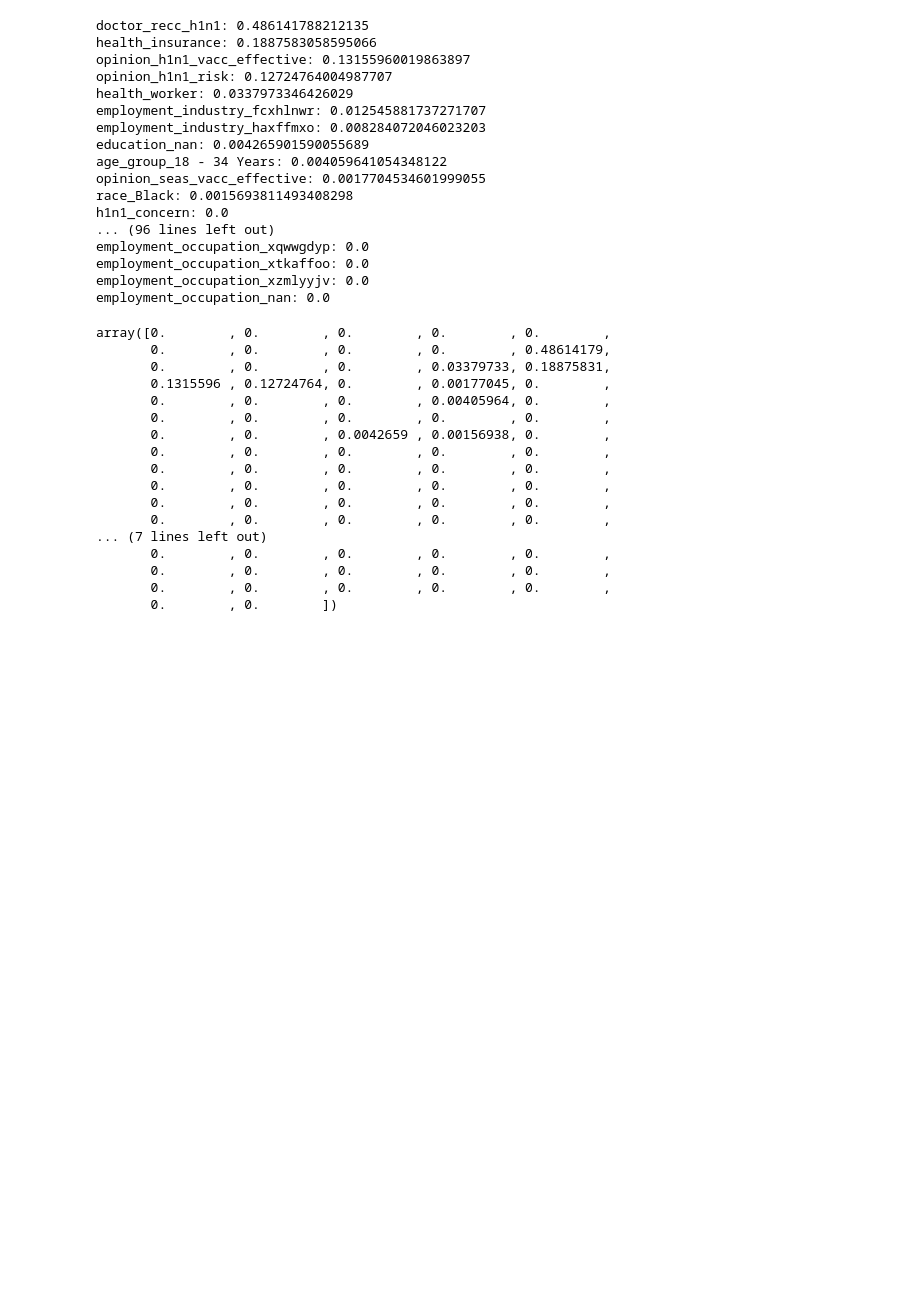
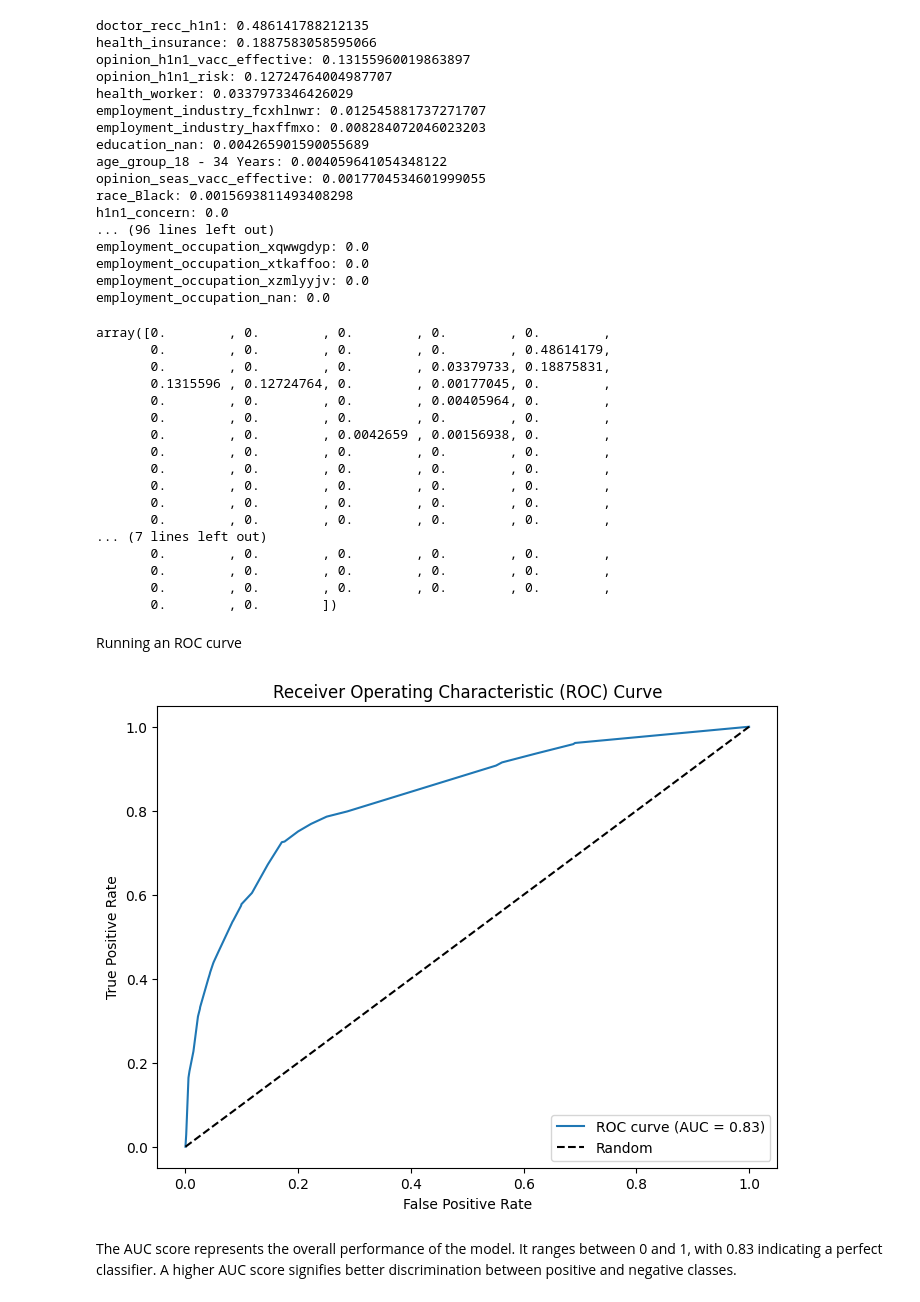
Before and after one commit to paulmachau/Phase3-project.May, a Jupyter notebook: H1N1_&_Seasonal_Flu.ipynb, the cells around one changed output. Saved outputs shown, nothing was run; the diff lists cells and outputs as text; code cells hidden in the pictures; blank space fills up the shorter version.

```diff
--- a/H1N1_&_Seasonal_Flu.ipynb
+++ b/H1N1_&_Seasonal_Flu.ipynb
@@ -1380,3 +1380,44 @@ array([0.        , 0.        , 0.        , 0.        , 0.        ,
        0.        , 0.        , 0.        , 0.        , 0.        ,
        0.        , 0.        , 0.        , 0.        , 0.        ,
        0.        , 0.        ])
+# %% [markdown]
+Running an ROC curve
+# %%
+from sklearn.impute import SimpleImputer
+from sklearn.tree import DecisionTreeClassifier
+from sklearn.metrics import roc_curve, roc_auc_score
+import matplotlib.pyplot as plt
+
+# Create the imputer with a strategy (e.g., mean, median, mode)
+imputer = SimpleImputer(strategy='mean')
+
+# Apply imputation to the training and test datasets
+X_train_imputed = imputer.fit_transform(X_train_clean)
+X_test_imputed = imputer.transform(X_test_clean)
+
+# Train the decision tree model
+tree_clf = DecisionTreeClassifier(max_depth=5, random_state=1337)
+tree_clf.fit(X_train_imputed, y_train)
+
+# Make predictions on the test set
+y_pred_prob = tree_clf.predict_proba(X_test_imputed)[:, 1]
+
+# Compute the false positive rate, true positive rate, and threshold values for the ROC curve
+fpr, tpr, thresholds = roc_curve(y_test, y_pred_prob)
+
+# Compute the area under the ROC curve (AUC)
+auc = roc_auc_score(y_test, y_pred_prob)
+
+# Plot the ROC curve
+plt.figure(figsize=(8, 6))
+plt.plot(fpr, tpr, label='ROC curve (AUC = %0.2f)' % auc)
+plt.plot([0, 1], [0, 1], 'k--', label='Random')
+plt.xlabel('False Positive Rate')
+plt.ylabel('True Positive Rate')
+plt.title('Receiver Operating Characteristic (ROC) Curve')
+plt.legend(loc='lower right')
+plt.show()
+# %% [output]
+[figure, added]
+# %% [markdown]
+The AUC score represents the overall performance of the model. It ranges between 0 and 1, with 0.83  indicating a perfect classifier. A higher AUC score signifies better discrimination between positive and negative classes.
```
Also changed, not shown: parts of 2 cells of this notebook.
